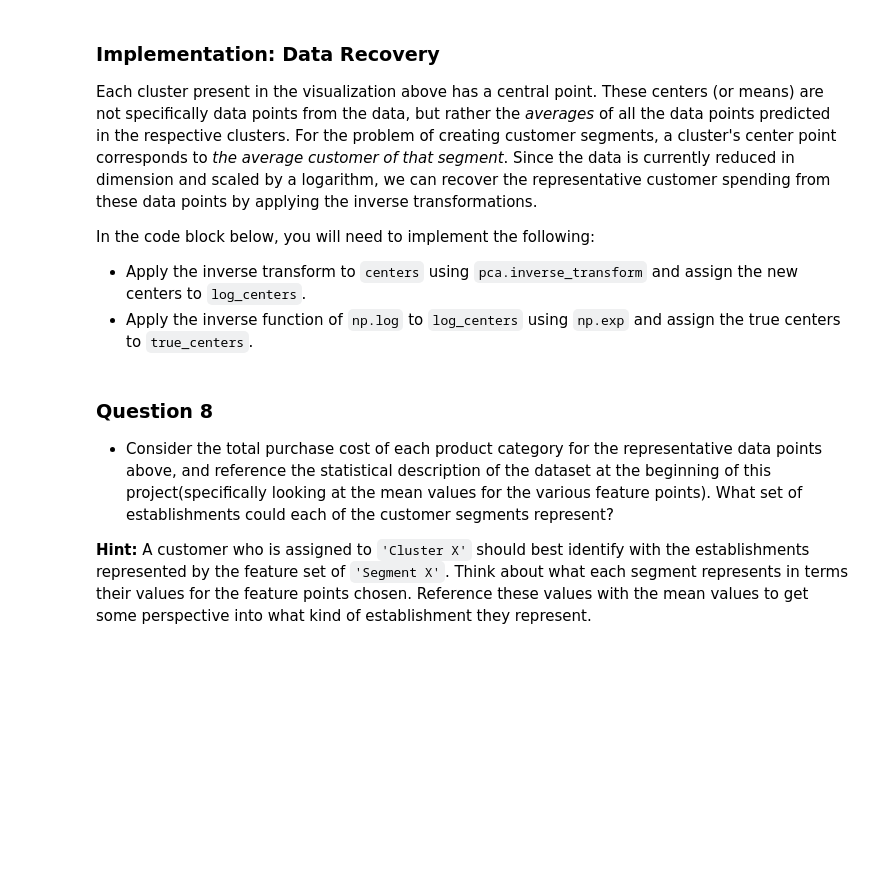
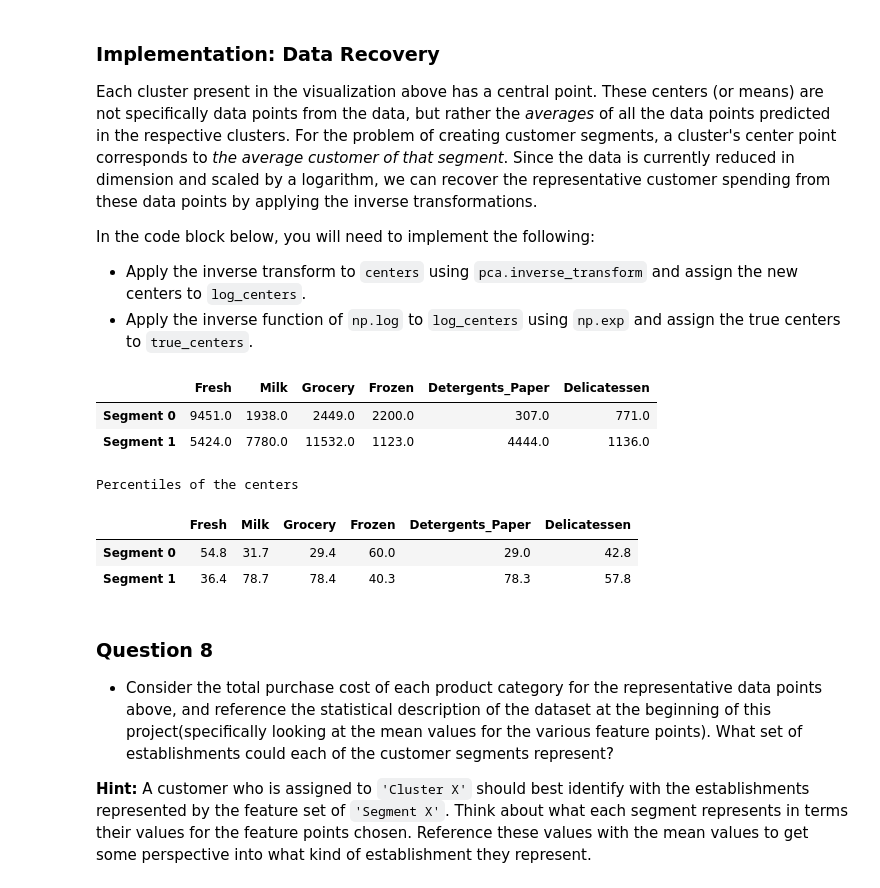
Before and after one commit to mnarasimhan02/MachineLearning, a Jupyter notebook: customer_segments/customer_segments.ipynb, the cells around one changed output. Drawn from its saved outputs; the diff is of its cells as text; code cells hidden in the pictures; blank space fills up the shorter version.

Commit message:
implemented clustering

```diff
--- a/customer_segments/customer_segments.ipynb
+++ b/customer_segments/customer_segments.ipynb
@@ -476,17 +496,21 @@ In the code block below, you will need to implement the following:
  - Import `sklearn.metrics.silhouette_score` and calculate the silhouette score of `reduced_data` against `preds`.
    - Assign the silhouette score to `score` and print the result.
 # %%
+# Applying K-MEANS
+from sklearn.cluster import KMeans
+from sklearn.metrics import silhouette_score
+reduced_samples = pd.DataFrame(pca_samples, columns = ['Dimension 1', 'Dimension 2'])
+
 # TODO: Apply your clustering algorithm of choice to the reduced data
-clusterer = None
+clusterer = KMeans(n_clusters=2, random_state=101).fit(reduced_data)
 
 # TODO: Predict the cluster for each data point
-preds = None
-
-# TODO: Find the cluster centers
-centers = None
+preds = clusterer.predict(reduced_data)
+centers = clusterer.cluster_centers_
 
 # TODO: Predict the cluster for each transformed sample data point
-sample_preds = None
+sample_preds = clusterer.predict(reduced_samples)
 
 # TODO: Calculate the mean silhouette coefficient for the number of clusters chosen
-score = None
+score = silhouette_score(reduced_data, clusterer.labels_, metric='euclidean')
+print("KMeans score", score)
@@ -511,17 +547,32 @@ In the code block below, you will need to implement the following:
  - Apply the inverse transform to `centers` using `pca.inverse_transform` and assign the new centers to `log_centers`.
  - Apply the inverse function of `np.log` to `log_centers` using `np.exp` and assign the true centers to `true_centers`.
 # %%
-# TODO: Inverse transform the centers
-log_centers = None
+# Inverse transform the centers
+log_centers = pca.inverse_transform(centers)
 
-# TODO: Exponentiate the centers
-true_centers = None
+# Exponentiate the centers
+true_centers = np.exp(log_centers)
 
 # Display the true centers
 segments = ['Segment {}'.format(i) for i in range(0,len(centers))]
 true_centers = pd.DataFrame(np.round(true_centers), columns = data.keys())
 true_centers.index = segments
 display(true_centers)
+
+# show segments in percentile
+newdata = data.append(true_centers)
+
+print "Percentiles of the centers"
+percent_centers = 100.0 * newdata.rank(axis=0, pct=True).loc[['Segment 0', 'Segment 1']].round(decimals=3)
+display(percent_centers)
+# %% [output]
+|  | Fresh | Milk | Grocery | Frozen | Detergents_Paper | Delicatessen |
+| Segment 0 | 9451.0 | 1938.0 | 2449.0 | 2200.0 | 307.0 | 771.0 |
+| Segment 1 | 5424.0 | 7780.0 | 11532.0 | 1123.0 | 4444.0 | 1136.0 |
+Percentiles of the centers
+|  | Fresh | Milk | Grocery | Frozen | Detergents_Paper | Delicatessen |
+| Segment 0 | 54.8 | 31.7 | 29.4 | 60.0 | 29.0 | 42.8 |
+| Segment 1 | 36.4 | 78.7 | 78.4 | 40.3 | 78.3 | 57.8 |
 # %% [markdown]
 ### Question 8
 
```
Also changed, not shown: parts of 22 cells of this notebook, 1 other file.
